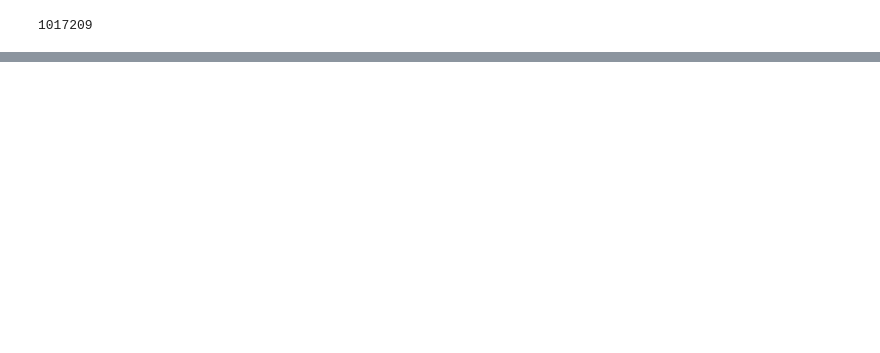
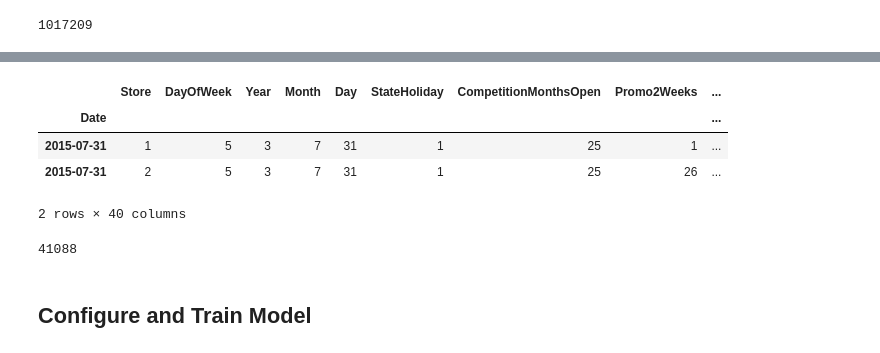
Before and after one commit to vault-42/fastai-lesson-recreations, a Jupyter notebook: lesson3_recreated.ipynb, the cells around one changed output, grey strips where cells are left out. Saved outputs shown, nothing was run; the diff lists cells and outputs as text; code cells hidden in the pictures; blank space fills up the shorter version.

Commit message:
feat: Finished Feature Wrangling
Finished preparing features for the model.

```diff
--- a/lesson3_recreated.ipynb
+++ b/lesson3_recreated.ipynb
@@ -493,3 +493,7 @@ joined = joined[categorical_vars + continguous_vars + [dependent_var, 'Date']].c
 # %%
 joined_test[dependent_var] = 0 # since joined_test doesn't have 'Sales' Colm initialize one to all zeros to mirror joined
 joined_test = joined_test[categorical_vars+continguous_vars+[dependent_var, 'Date', 'Id']].copy()
+# %%
+for v in categorical_vars:
+    joined[v] = joined[v].astype('category').cat.as_ordered() # set as ordered categorical data
+# I don't think ordered is doing much for us here ... just means that min/max type fcns have meaning
@@ -495,0 +502,4 @@ joined_test = joined_test[categorical_vars+continguous_vars+[dependent_var, 'Dat
+# %%
+for v in continguous_vars:
+    joined[v] = joined[v].astype('float32') # float32 is just what pytorch expects for continguous data
+    joined_test[v] = joined_test[v].astype('float32')
@@ -495,0 +533,4 @@ joined_test = joined_test[categorical_vars+continguous_vars+[dependent_var, 'Dat
+# %%
+joined = joined.set_index('Date')
+df, y, nas, mapper = proc_df(joined, 'Sales', do_scale=True)
+y_log = np.log(y)
@@ -495,0 +540,16 @@ joined_test = joined_test[categorical_vars+continguous_vars+[dependent_var, 'Dat
+# %%
+df.head(2) # now the training data should be prepared
+# %% [output]
+|  | Store | DayOfWeek | Year | Month | Day | StateHoliday | CompetitionMonthsOpen | Promo2Weeks | ... |
+| Date |  |  |  |  |  |  |  |  | ... |
+| 2015-07-31 | 1 | 5 | 3 | 7 | 31 | 1 | 25 | 1 | ... |
+| 2015-07-31 | 2 | 5 | 3 | 7 | 31 | 1 | 25 | 26 | ... |
+2 rows × 40 columns
+# %%
+# We need validation data
+# note val data for time series data shouldn't be random since there's an imporant relationship between samples close to
+# each other. Rather I'm simply setting aside the same length of data as the test set
+val_start_idx = len(df) - len(df_test)
+len(df_test)
+# %% [output]
+41088
@@ -495,0 +558,2 @@ joined_test = joined_test[categorical_vars+continguous_vars+[dependent_var, 'Dat
+# %% [markdown]
+## Configure and Train Model
```
Also changed, not shown: parts of 5 cells of this notebook.
